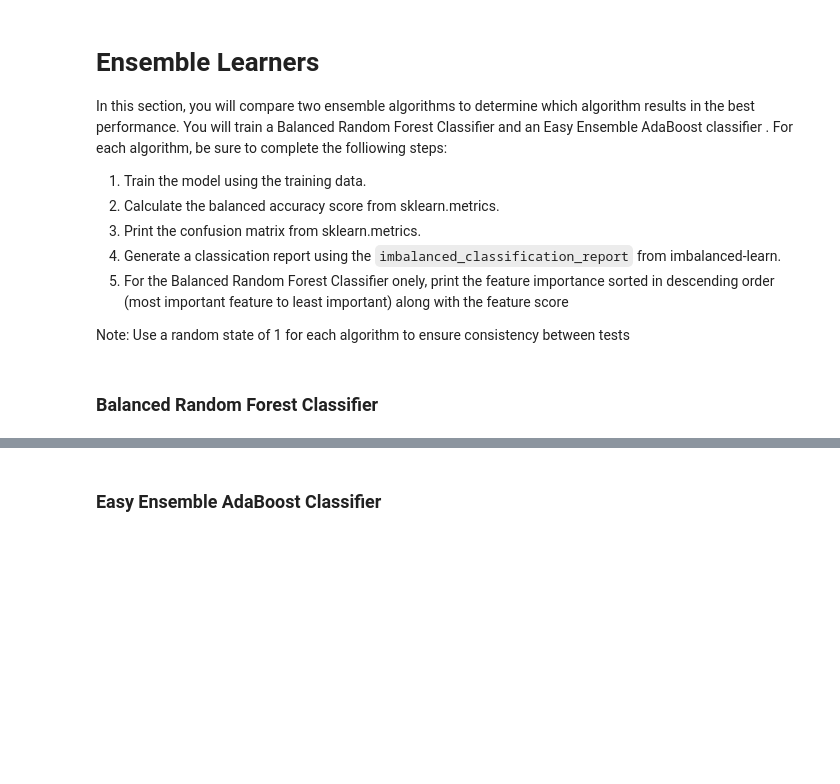
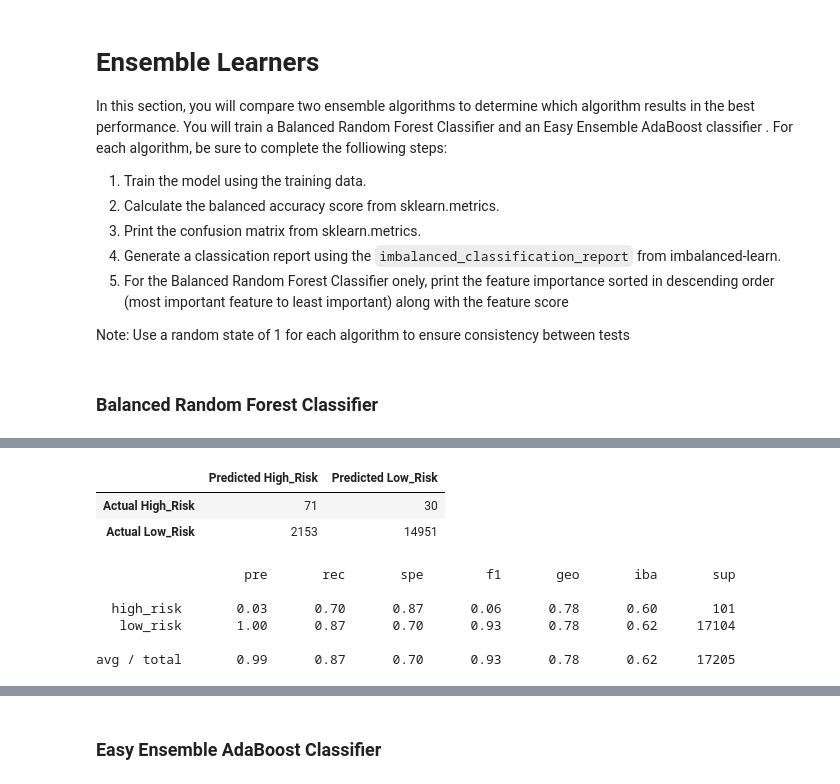
Before and after one commit to topeadeolatunji/Credit_Risk_Analysis, a Jupyter notebook: credit_risk_ensemble.ipynb, the cells around one changed output, grey strips where cells are left out. Cells and saved outputs as stored; diff of their text form; code cells hidden in the pictures; blank space fills up the shorter version.

```diff
--- a/credit_risk_ensemble.ipynb
+++ b/credit_risk_ensemble.ipynb
@@ -174,5 +209,25 @@ balanced_accuracy_score(y_test,y_pred)
+# %%
+# Display the confusion matrix
+cm = confusion_matrix(y_test, y_pred)
+
+# Create a DataFrame from the confusion matrix.
+cm_df = pd.DataFrame(
+    cm, index=["Actual High_Risk", "Actual Low_Risk"], columns=["Predicted High_Risk", "Predicted Low_Risk"])
+
+cm_df
+# %% [output]
+|  | Predicted High_Risk | Predicted Low_Risk |
+| Actual High_Risk | 71 | 30 |
+| Actual Low_Risk | 2153 | 14951 |
 # %%
 # Print the imbalanced classification report
-# YOUR CODE HERE
+print(classification_report_imbalanced(y_test, y_pred))
+# %% [output]
+                   pre       rec       spe        f1       geo       iba       sup
+
+  high_risk       0.03      0.70      0.87      0.06      0.78      0.60       101
+   low_risk       1.00      0.87      0.70      0.93      0.78      0.62     17104
+
+avg / total       0.99      0.87      0.70      0.93      0.78      0.62     17205
 # %%
 # List the features sorted in descending order by feature importance
```
Also changed, not shown: parts of 13 cells of this notebook.
